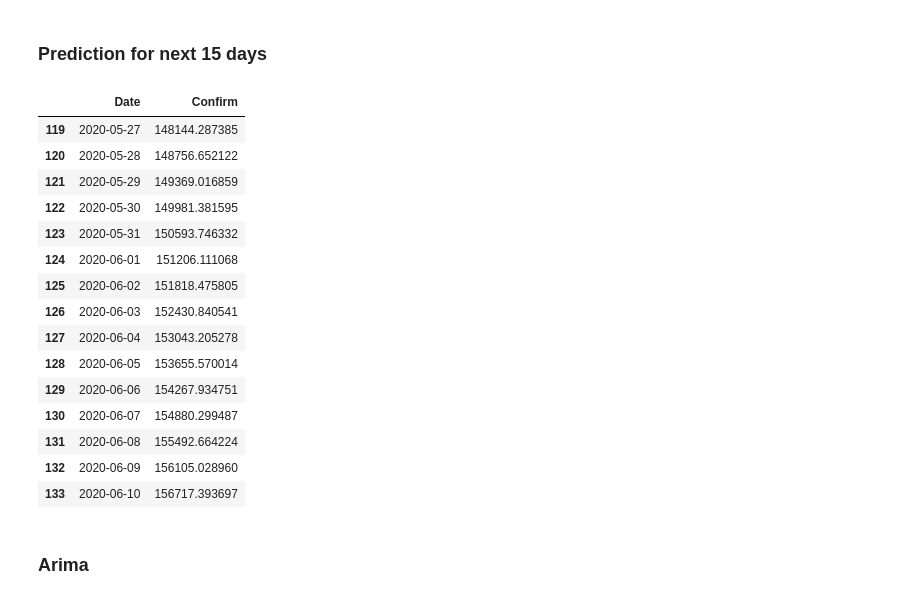
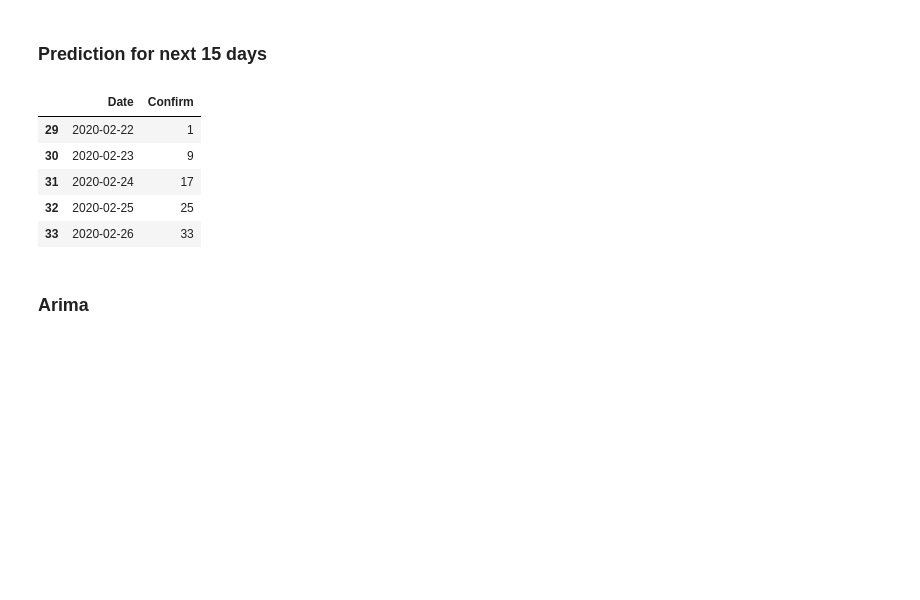
Before and after one commit to klchai/dashboard_coronavirus, a Jupyter notebook: server/prophet.ipynb, the cells around one changed output. Cells and saved outputs as stored; diff of their text form; code cells hidden in the pictures; blank space fills up the shorter version.

```diff
--- a/server/prophet.ipynb
+++ b/server/prophet.ipynb
@@ -86,25 +86,16 @@ fig = m.plot(forecast,xlabel='Date',ylabel='Confirmed Count')
 # %%
 cnfrm = forecast.loc[:,['ds','trend']]
 cnfrm = cnfrm[cnfrm['trend']>0]
 cnfrm.columns = ['Date','Confirm']
-cnfrm.tail(15)
+cnfrm[["Confirm"]] = cnfrm[["Confirm"]].astype(int)
+cnfrm.head()
 # %% [output]
 |  | Date | Confirm |
-| 119 | 2020-05-27 | 148144.287385 |
-| 120 | 2020-05-28 | 148756.652122 |
-| 121 | 2020-05-29 | 149369.016859 |
-| 122 | 2020-05-30 | 149981.381595 |
-| 123 | 2020-05-31 | 150593.746332 |
-| 124 | 2020-06-01 | 151206.111068 |
-| 125 | 2020-06-02 | 151818.475805 |
-| 126 | 2020-06-03 | 152430.840541 |
-| 127 | 2020-06-04 | 153043.205278 |
-| 128 | 2020-06-05 | 153655.570014 |
-| 129 | 2020-06-06 | 154267.934751 |
-| 130 | 2020-06-07 | 154880.299487 |
-| 131 | 2020-06-08 | 155492.664224 |
-| 132 | 2020-06-09 | 156105.028960 |
-| 133 | 2020-06-10 | 156717.393697 |
+| 29 | 2020-02-22 | 1 |
+| 30 | 2020-02-23 | 9 |
+| 31 | 2020-02-24 | 17 |
+| 32 | 2020-02-25 | 25 |
+| 33 | 2020-02-26 | 33 |
 # %% [markdown]
 ### Arima
 # %%
```
Also changed, not shown: parts of 4 cells of this notebook, 2 other files.
